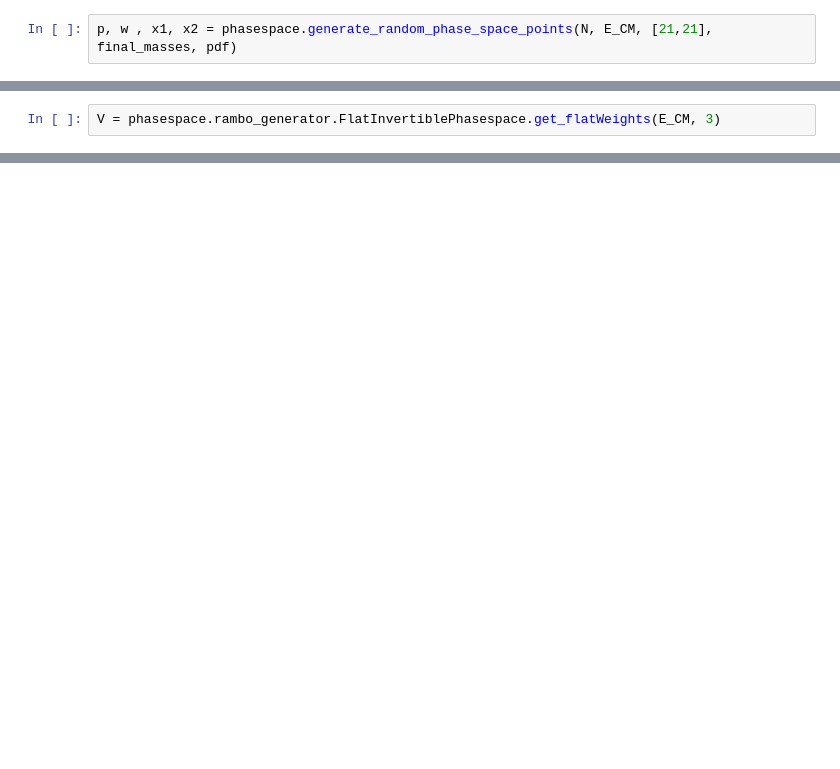
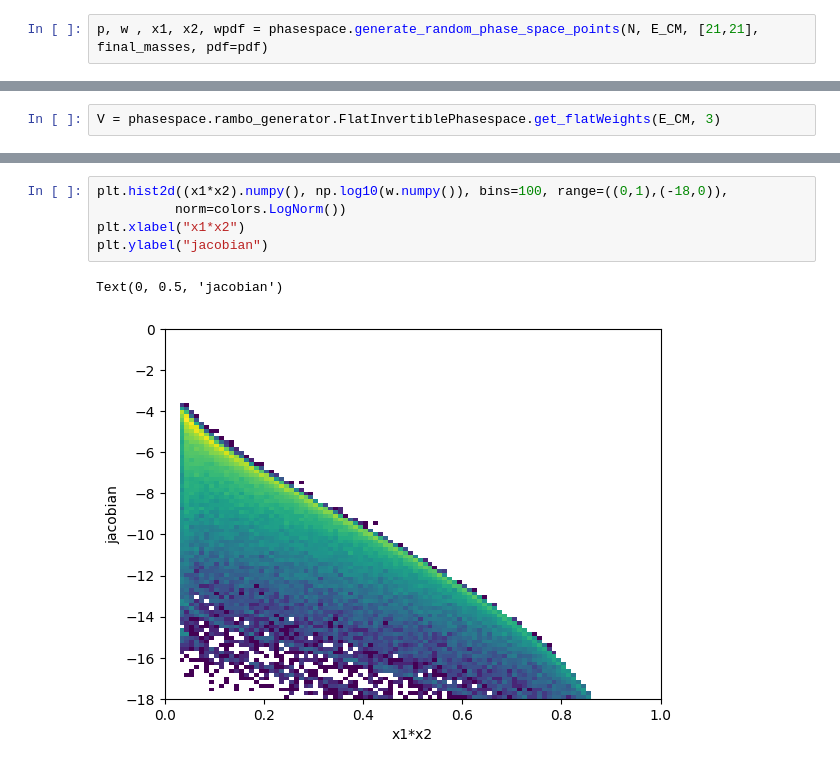
Before and after one commit to valsdav/MEMFlow, a Jupyter notebook: notebooks/TestMadgraphChain.ipynb, the cells around one changed output, grey strips where cells are left out. Cells and saved outputs as stored; diff of their text form; blank space fills up the shorter version.

```diff
--- a/notebooks/TestMadgraphChain.ipynb
+++ b/notebooks/TestMadgraphChain.ipynb
@@ -25,4 +28,4 @@ E_CM = 13000
 final_masses = torch.tensor([HIGGS_MASS, TOP_MASS, TOP_MASS], requires_grad=False)
 N = 100000
 # %%
-p, w , x1, x2 = phasespace.generate_random_phase_space_points(N, E_CM, [21,21], final_masses, pdf)
+p, w , x1, x2, wpdf = phasespace.generate_random_phase_space_points(N, E_CM, [21,21], final_masses, pdf=pdf)
@@ -117,0 +58,8 @@ tensor(394.2604, dtype=torch.float64)
+# %%
+plt.hist2d((x1*x2).numpy(), np.log10(w.numpy()), bins=100, range=((0,1),(-18,0)),
+          norm=colors.LogNorm())
+plt.xlabel("x1*x2")
+plt.ylabel("jacobian")
+# %% [output]
+Text(0, 0.5, 'jacobian')
+[figure, added]
```
Also changed, not shown: parts of 27 cells of this notebook, 3 other files.
